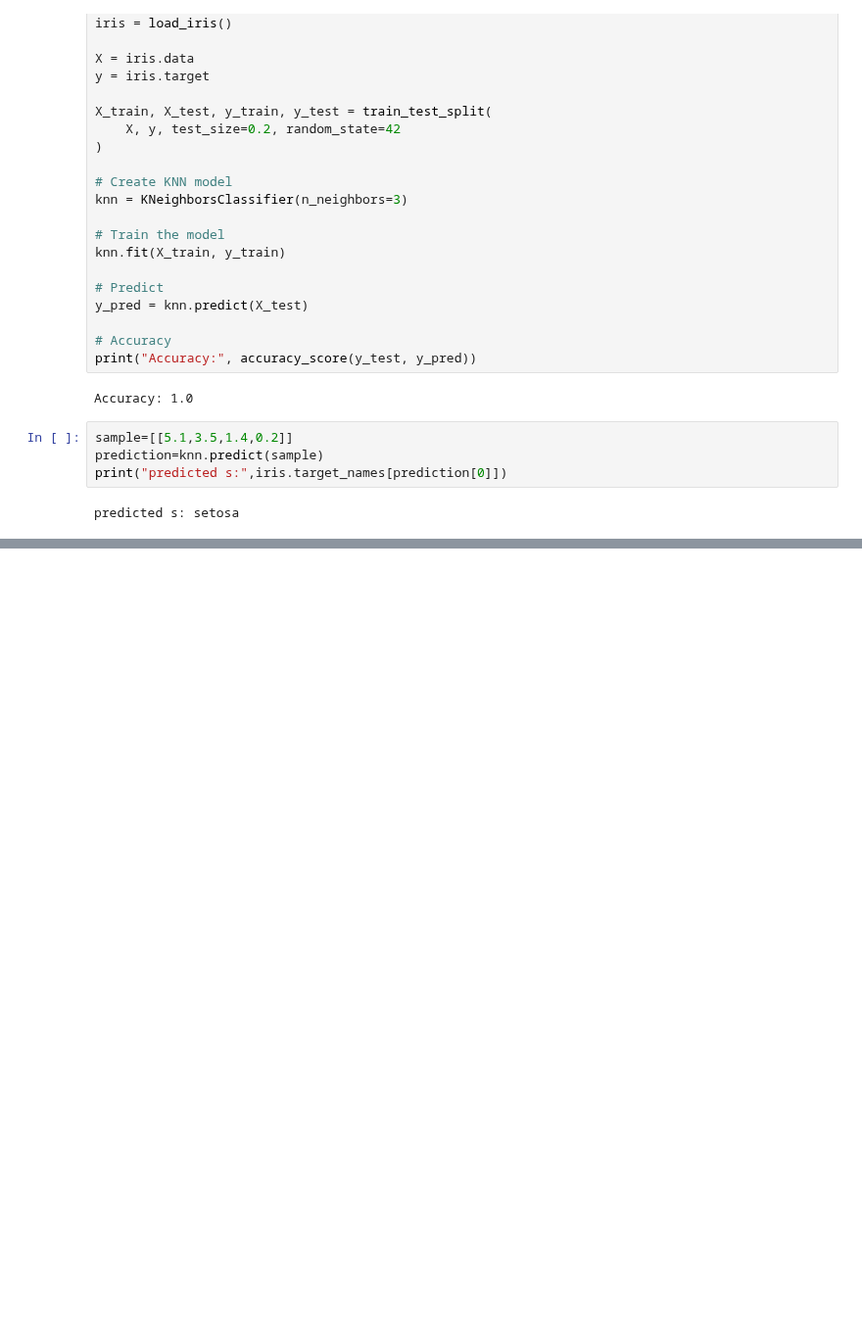
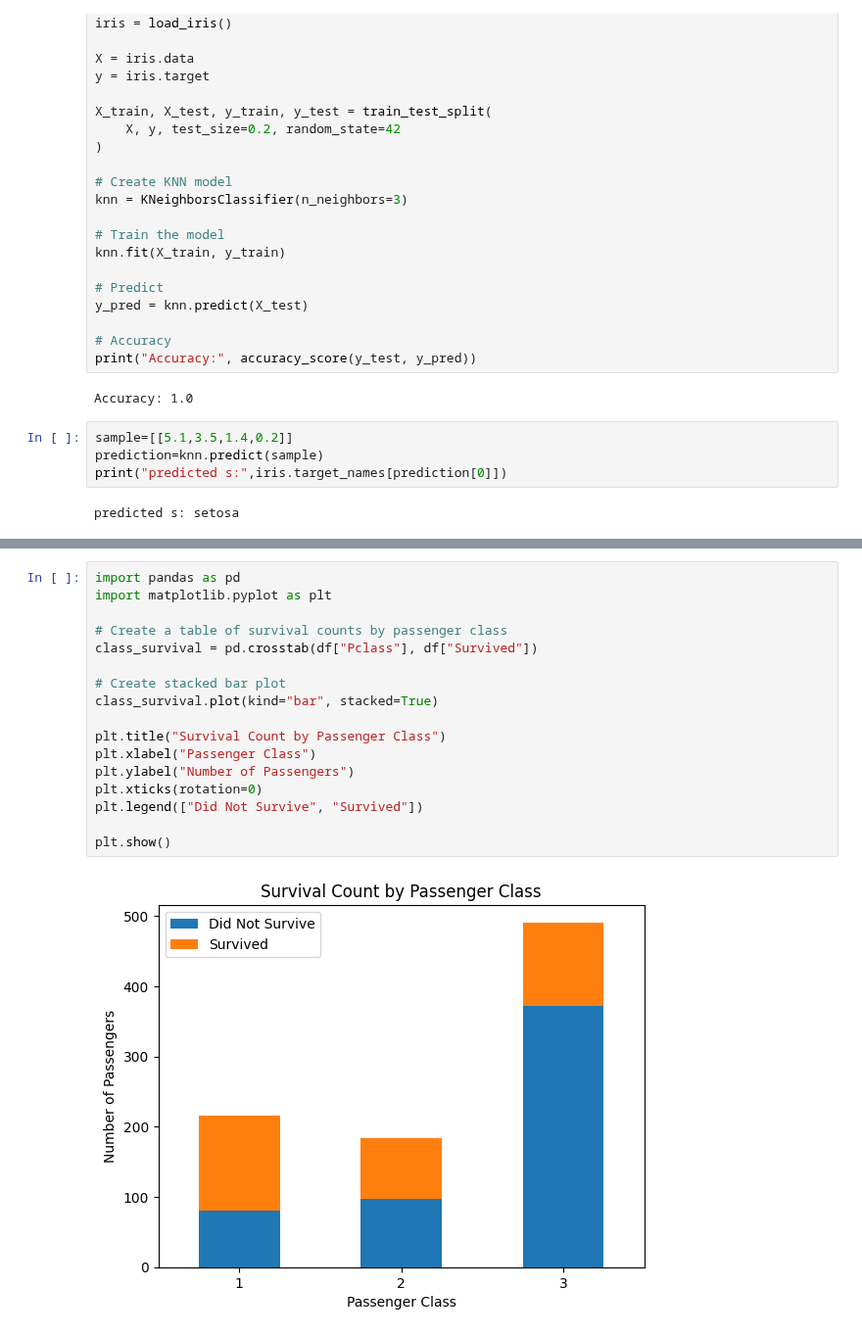
Before and after one commit to Gouri-Nandana11/MCA, a Jupyter notebook: Datascience.ipynb, the cells around one changed output, grey strips where cells are left out. Shown at 98% size. Drawn from its saved outputs; the diff is of its cells as text; blank space fills up the shorter version.

```diff
--- a/Datascience.ipynb
+++ b/Datascience.ipynb
@@ -1057,0 +1123,19 @@ predicted s: setosa
+# %%
+import pandas as pd
+import matplotlib.pyplot as plt
+
+# Create a table of survival counts by passenger class
+class_survival = pd.crosstab(df["Pclass"], df["Survived"])
+
+# Create stacked bar plot
+class_survival.plot(kind="bar", stacked=True)
+
+plt.title("Survival Count by Passenger Class")
+plt.xlabel("Passenger Class")
+plt.ylabel("Number of Passengers")
+plt.xticks(rotation=0)
+plt.legend(["Did Not Survive", "Survived"])
+
+plt.show()
+# %% [output]
+[figure, added]
```
Also changed, not shown: parts of 10 cells of this notebook.
